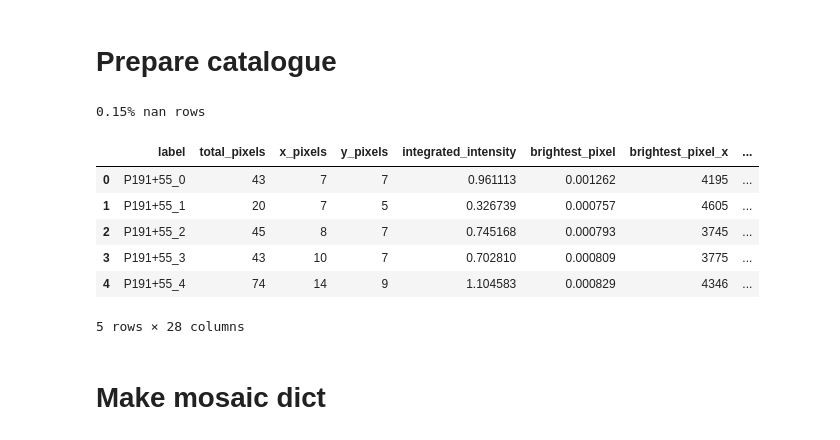
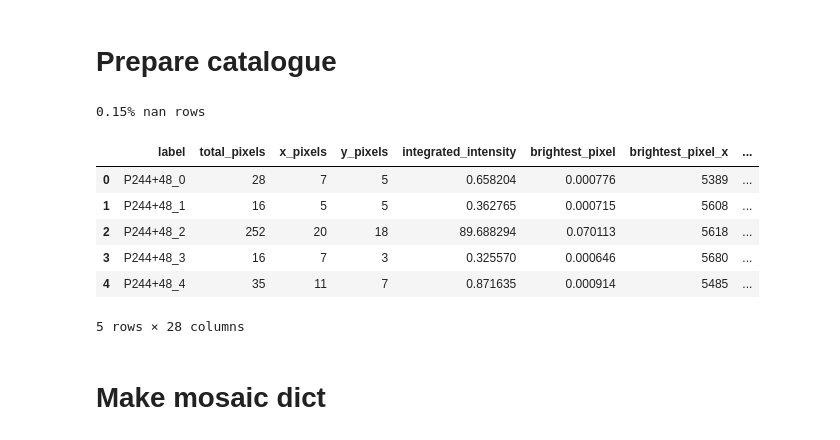
Before and after one commit to JasperO98/dr2, a Jupyter notebook: 2.Overlap/filter_overlaps_noSpark.ipynb, the cells around one changed output. Drawn from its saved outputs; the diff is of its cells as text; code cells hidden in the pictures.

Commit message:
CatalogueV6

```diff
--- a/2.Overlap/filter_overlaps_noSpark.ipynb
+++ b/2.Overlap/filter_overlaps_noSpark.ipynb
@@ -94,35 +94,35 @@ print(pairs[:5])
 # %%
 header = ["label", "total_pixels", "x_pixels", "y_pixels",
           "integrated_intensity", "brightest_pixel", "brightest_pixel_x", "brightest_pixel_y",
           "brightest_pixel_RA", "brightest_pixel_DEC", "center_of_mass_x", "center_of_mass_y",
           "center_of_mass_RA", "center_of_mass_DEC", "center_of_gaus_fit_x", "center_of_gaus_fit_y",
           "center_of_gaus_fit_RA", "center_of_gaus_fit_DEC", "fit_x_axis", "fit_y_axis", "fit_theta",
           "deconv_x", "deconv_y", "integrated_intensity_fit", "ratio_residual"
          ]
-catalogue = pd.read_csv(writeable + "catalogue_v5.csv", sep=",", names=header)
+catalogue = pd.read_csv(writeable + "catalogue_v6.0.csv", sep=",", names=header)
 
 # Filter nans
 rows = len(catalogue)
 nan_rows = catalogue[catalogue.isnull().any(axis=1)]
 ratio_nan = len(nan_rows) / rows
 print('{0:.2f}% nan rows'.format(ratio_nan * 100))
 
 # Show new catalogue
 catalogue = catalogue[~catalogue.index.isin(nan_rows.index)].reindex()
 catalogue['overlap'] = 0
 
 # Add mosaic
 catalogue['mosaic'], catalogue['object'] = catalogue['label'].str.split('_', 1).str
 catalogue['object'] = catalogue['object'].astype(int)
 catalogue.head()
 # %% [output]
 0.15% nan rows
 |  | label | total_pixels | x_pixels | y_pixels | integrated_intensity | brightest_pixel | brightest_pixel_x | ... |
-| 0 | P191+55_0 | 43 | 7 | 7 | 0.961113 | 0.001262 | 4195 | ... |
-| 1 | P191+55_1 | 20 | 7 | 5 | 0.326739 | 0.000757 | 4605 | ... |
-| 2 | P191+55_2 | 45 | 8 | 7 | 0.745168 | 0.000793 | 3745 | ... |
-| 3 | P191+55_3 | 43 | 10 | 7 | 0.702810 | 0.000809 | 3775 | ... |
-| 4 | P191+55_4 | 74 | 14 | 9 | 1.104583 | 0.000829 | 4346 | ... |
+| 0 | P244+48_0 | 28 | 7 | 5 | 0.658204 | 0.000776 | 5389 | ... |
+| 1 | P244+48_1 | 16 | 5 | 5 | 0.362765 | 0.000715 | 5608 | ... |
+| 2 | P244+48_2 | 252 | 20 | 18 | 89.688294 | 0.070113 | 5618 | ... |
+| 3 | P244+48_3 | 16 | 7 | 3 | 0.325570 | 0.000646 | 5680 | ... |
+| 4 | P244+48_4 | 35 | 11 | 7 | 0.871635 | 0.000914 | 5485 | ... |
 5 rows × 28 columns
 # %% [markdown]
 # Make mosaic dict
```
Also changed, not shown: parts of 18 cells of this notebook, 38 other files.
